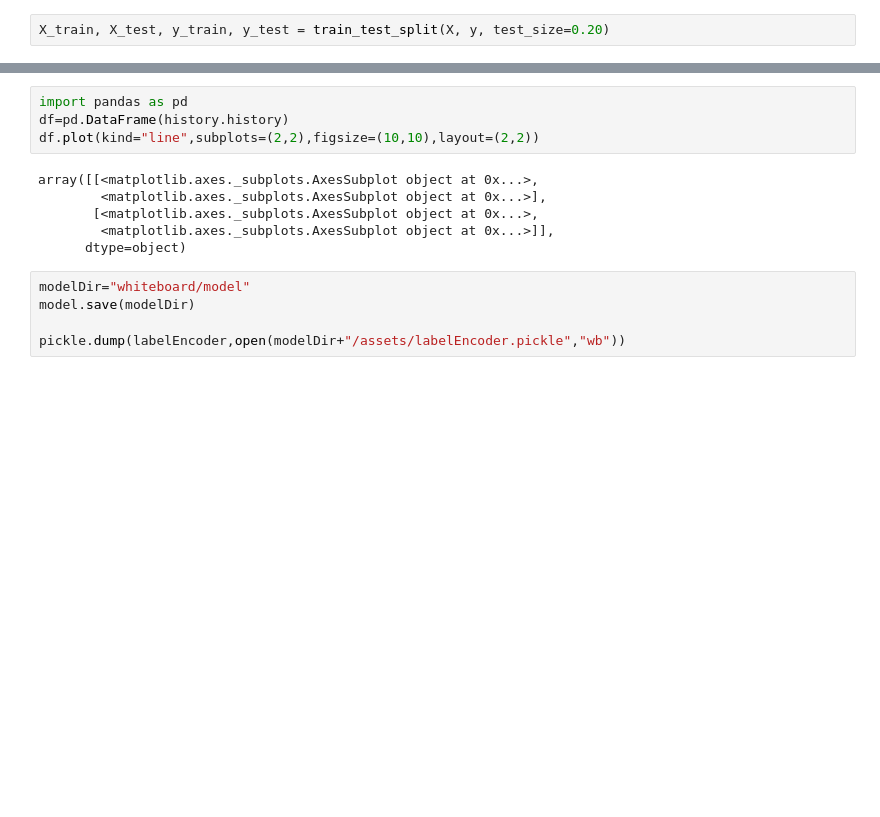
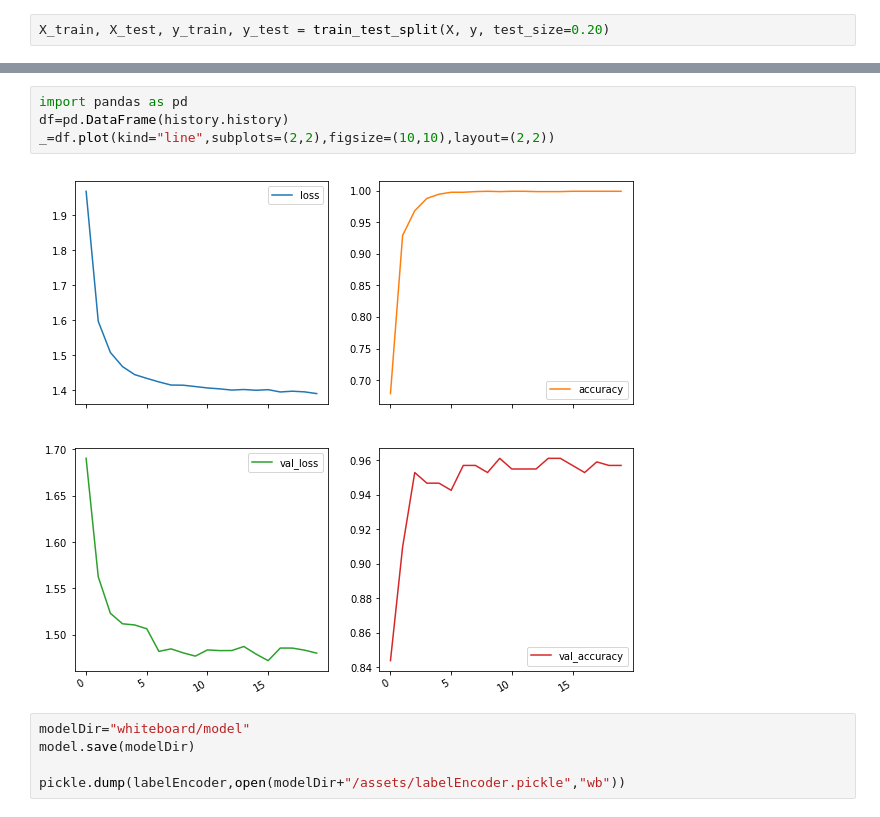
Before and after one commit to gvtech/whiteboard, a Jupyter notebook: train_recognition_model.ipynb, the cells around one changed output, grey strips where cells are left out. Drawn from its saved outputs; the diff is of its cells as text; blank space fills up the shorter version.

```diff
--- a/train_recognition_model.ipynb
+++ b/train_recognition_model.ipynb
@@ -152,13 +183,9 @@ Test accuracy: 0.9117043018341064
 # %%
 import pandas as pd
 df=pd.DataFrame(history.history)
-df.plot(kind="line",subplots=(2,2),figsize=(10,10),layout=(2,2))
+_=df.plot(kind="line",subplots=(2,2),figsize=(10,10),layout=(2,2))
 # %% [output]
-array([[<matplotlib.axes._subplots.AxesSubplot object at 0x...>,
-        <matplotlib.axes._subplots.AxesSubplot object at 0x...>],
-       [<matplotlib.axes._subplots.AxesSubplot object at 0x...>,
-        <matplotlib.axes._subplots.AxesSubplot object at 0x...>]],
-      dtype=object)
+[figure, added]
 # %%
 modelDir="whiteboard/model"
 model.save(modelDir)
```
Also changed, not shown: parts of 10 cells of this notebook, 5 other files.
